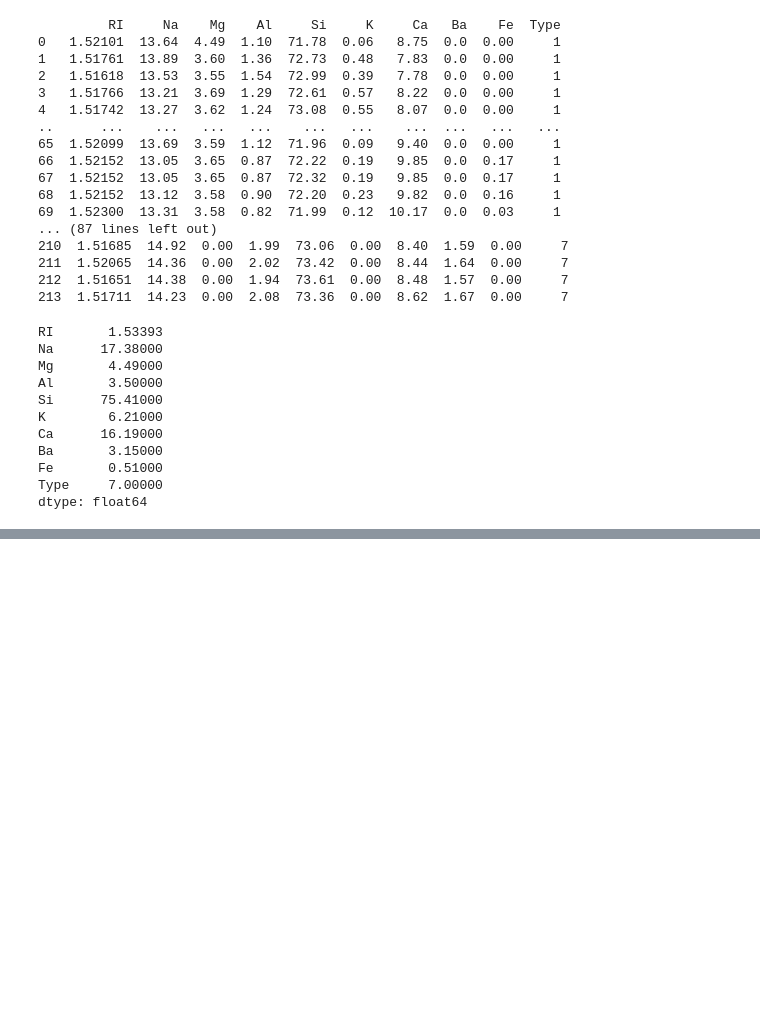
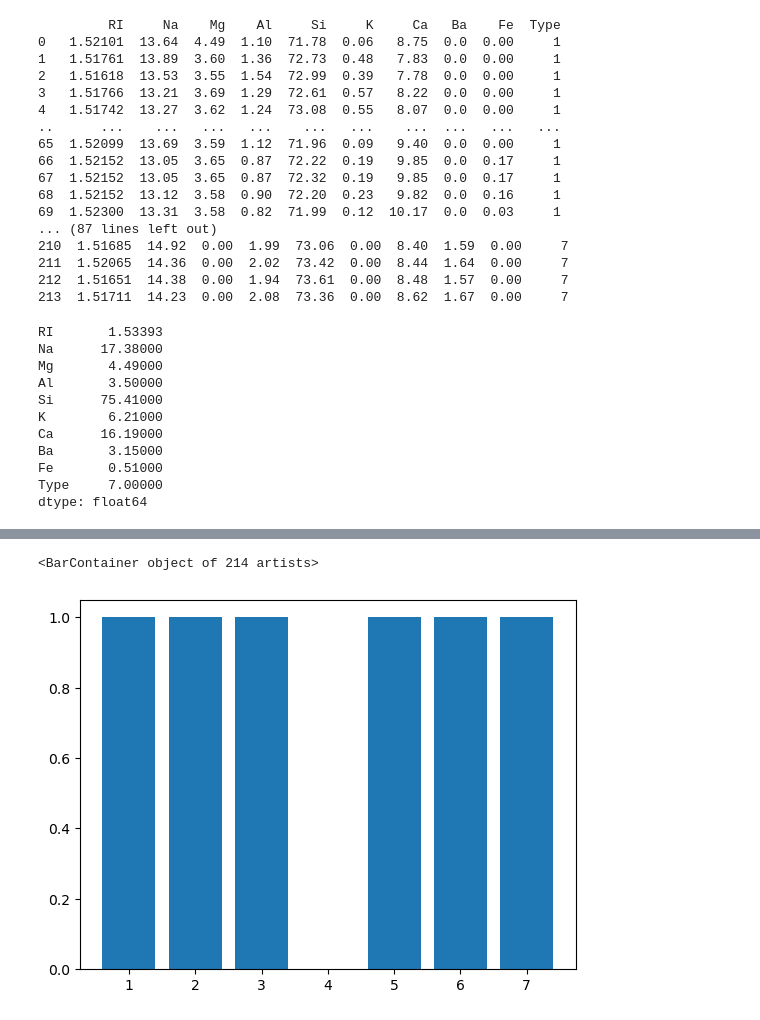
Before and after one commit to Astro0re/Data, a Jupyter notebook: Glass/Glass_Notebook.ipynb, the cells around one changed output, grey strips where cells are left out. Saved outputs shown, nothing was run; the diff lists cells and outputs as text; code cells hidden in the pictures; blank space fills up the shorter version.

```diff
--- a/Glass/Glass_Notebook.ipynb
+++ b/Glass/Glass_Notebook.ipynb
@@ -113,0 +131,5 @@ NameError: name 'mat' is not defined
+# %%
+mat.bar(glass['Type'], )
+# %% [output]
+<BarContainer object of 214 artists>
+[figure, added]
```
Also changed, not shown: parts of 4 cells of this notebook, 1 other file.
